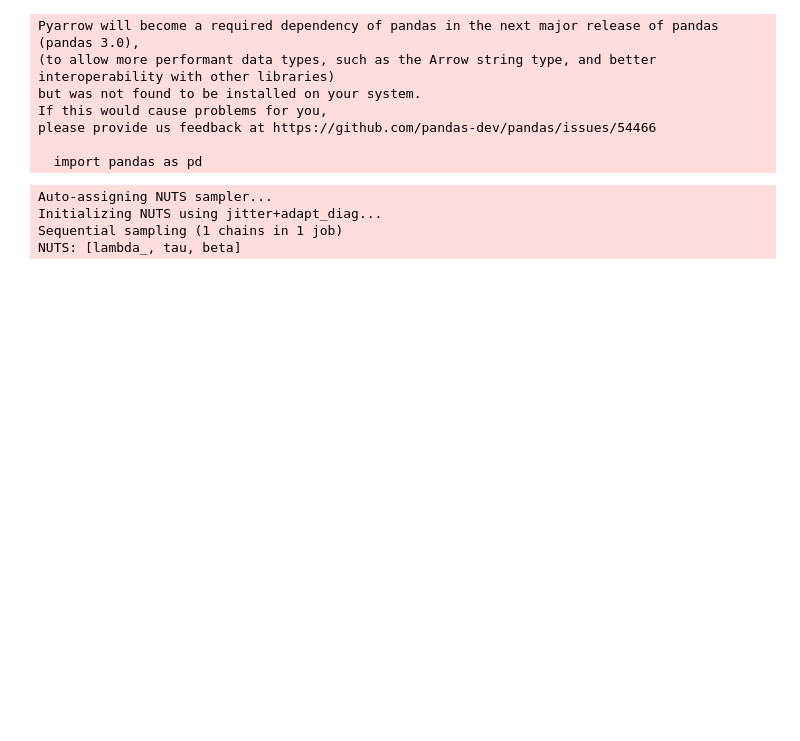
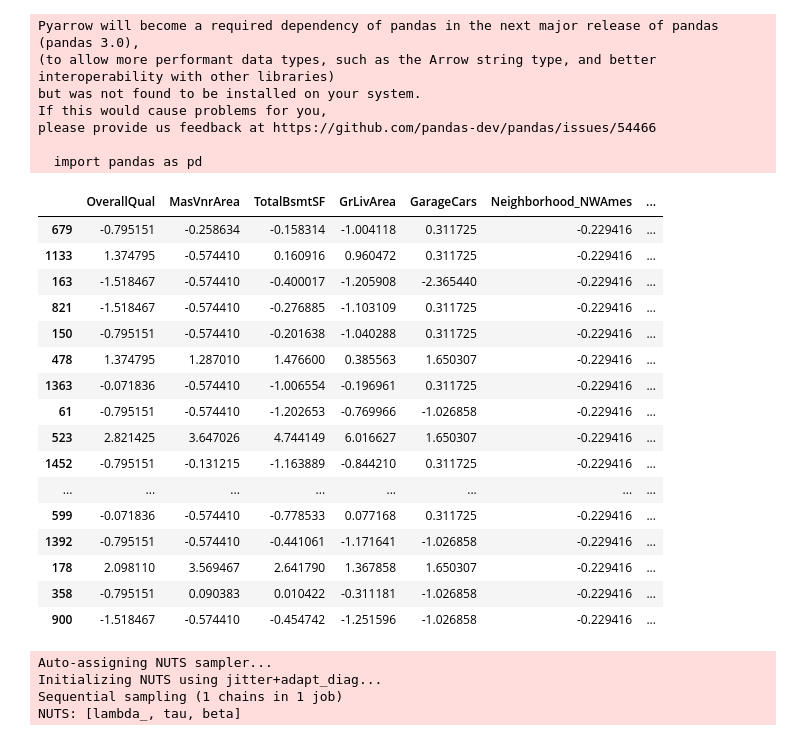
Before and after one commit to lordyabu/econ491housing9a, a Jupyter notebook: src/horseshoeHousing.ipynb, the cells around one changed output. Drawn from its saved outputs; the diff is of its cells as text; code cells hidden in the pictures; blank space fills up the shorter version.

```diff
--- a/src/horseshoeHousing.ipynb
+++ b/src/horseshoeHousing.ipynb
@@ -66,6 +66,26 @@ selected_columns = [
 data_x_selected = df_scaled[selected_columns]
 
 data_y = sale_price_col.reset_index(drop=True)  # Reset index to ensure alignmen
+# %%
+data_x_selected.sample(50)
+# %% [output]
+|  | OverallQual | MasVnrArea | TotalBsmtSF | GrLivArea | GarageCars | Neighborhood_NWAmes | ... |
+| 679 | -0.795151 | -0.258634 | -0.158314 | -1.004118 | 0.311725 | -0.229416 | ... |
+| 1133 | 1.374795 | -0.574410 | 0.160916 | 0.960472 | 0.311725 | -0.229416 | ... |
+| 163 | -1.518467 | -0.574410 | -0.400017 | -1.205908 | -2.365440 | -0.229416 | ... |
+| 821 | -1.518467 | -0.574410 | -0.276885 | -1.103109 | 0.311725 | -0.229416 | ... |
+| 150 | -0.795151 | -0.574410 | -0.201638 | -1.040288 | 0.311725 | -0.229416 | ... |
+| 478 | 1.374795 | 1.287010 | 1.476600 | 0.385563 | 1.650307 | -0.229416 | ... |
+| 1363 | -0.071836 | -0.574410 | -1.006554 | -0.196961 | 0.311725 | -0.229416 | ... |
+| 61 | -0.795151 | -0.574410 | -1.202653 | -0.769966 | -1.026858 | -0.229416 | ... |
+| 523 | 2.821425 | 3.647026 | 4.744149 | 6.016627 | 1.650307 | -0.229416 | ... |
+| 1452 | -0.795151 | -0.131215 | -1.163889 | -0.844210 | 0.311725 | -0.229416 | ... |
+| ... | ... | ... | ... | ... | ... | ... | ... |
+| 599 | -0.071836 | -0.574410 | -0.778533 | 0.077168 | 0.311725 | -0.229416 | ... |
+| 1392 | -0.795151 | -0.574410 | -0.441061 | -1.171641 | -1.026858 | -0.229416 | ... |
+| 178 | 2.098110 | 3.569467 | 2.641790 | 1.367858 | 1.650307 | -0.229416 | ... |
+| 358 | -0.795151 | 0.090383 | 0.010422 | -0.311181 | -1.026858 | -0.229416 | ... |
+| 900 | -1.518467 | -0.574410 | -0.454742 | -1.251596 | -1.026858 | -0.229416 | ... |
 # %%
 X_train, X_test, y_train, y_test = train_test_split(data_x_selected, data_y, test_size=0.2, random_state=42)
 # %%
```
Also changed, not shown: parts of 1 cell of this notebook, 3 other files.
